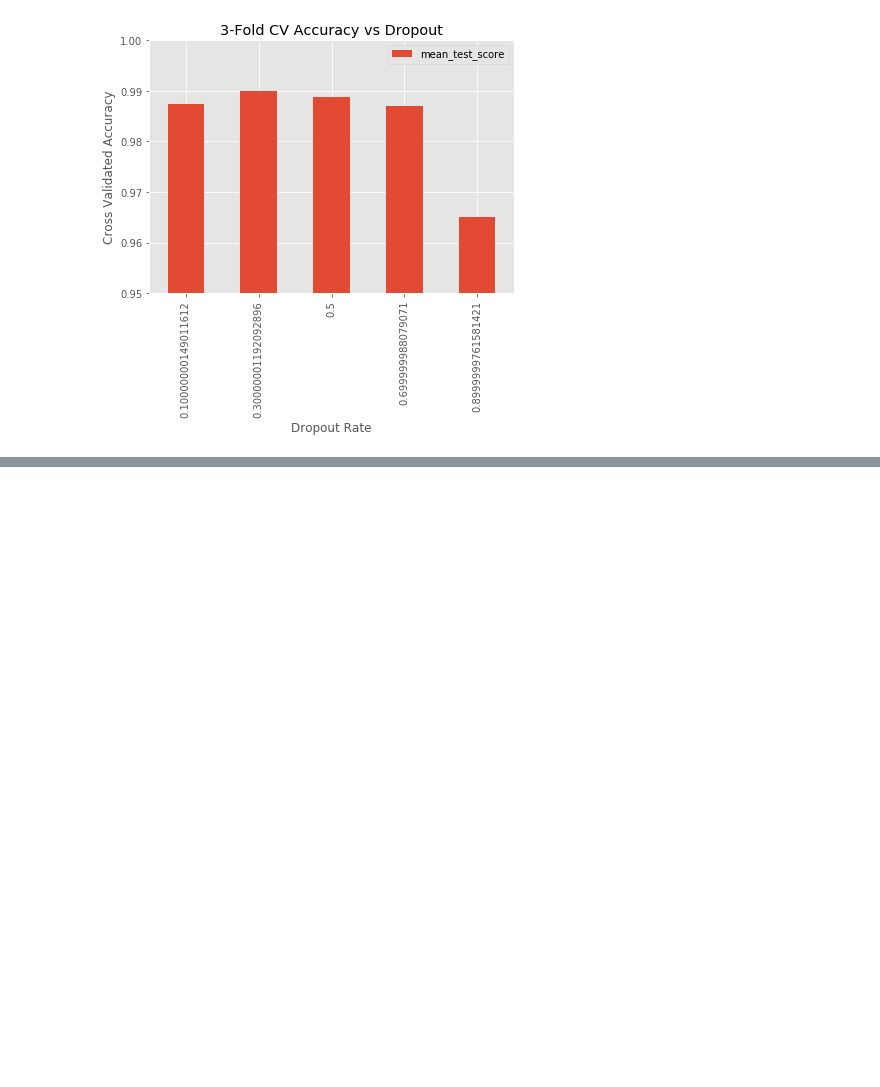
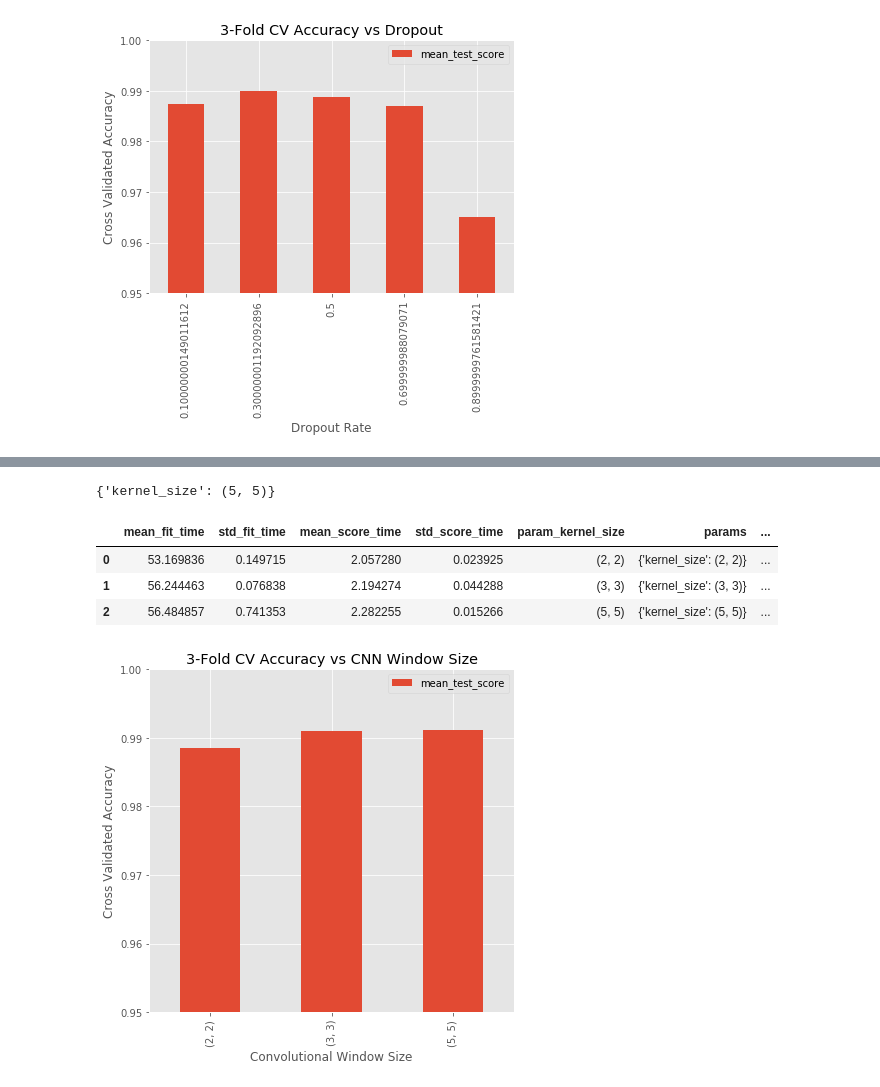
Before and after one commit to SMS-NED16/FYP-DL, a Jupyter notebook: fyp-assignments/02_MNIST_Hyperparams_CNN/FYP Assignment 02 - Hyperparameter Tuning - MNIST Digits.ipynb, the cells around one changed output, grey strips where cells are left out. Saved outputs shown, nothing was run; the diff lists cells and outputs as text; code cells hidden in the pictures; blank space fills up the shorter version.

```diff
--- a/fyp-assignments/02_MNIST_Hyperparams_CNN/FYP Assignment 02 - Hyperparameter Tuning - MNIST Digits.ipynb
+++ b/fyp-assignments/02_MNIST_Hyperparams_CNN/FYP Assignment 02 - Hyperparameter Tuning - MNIST Digits.ipynb
@@ -655,0 +735,29 @@ files.download('dropout_validator')
+# %%
+callbacks_fit_params = {'callbacks': [CSVLogger('./cnn_kernel_logs', append=True)]}
+# %%
+cnn_window_validator.fit(X_train_minmax, y_train, **callbacks_fit_params,
+                         verbose=3)
+# %%
+cnn_window_validator.best_params_
+# %% [output]
+{'kernel_size': (5, 5)}
+# %%
+cnn_window_results = pd.DataFrame.from_dict(cnn_window_validator.cv_results_)
+# %%
+cnn_window_results
+# %% [output]
+|  | mean_fit_time | std_fit_time | mean_score_time | std_score_time | param_kernel_size | params | ... |
+| 0 | 53.169836 | 0.149715 | 2.057280 | 0.023925 | (2, 2) | {'kernel_size': (2, 2)} | ... |
+| 1 | 56.244463 | 0.076838 | 2.194274 | 0.044288 | (3, 3) | {'kernel_size': (3, 3)} | ... |
+| 2 | 56.484857 | 0.741353 | 2.282255 | 0.015266 | (5, 5) | {'kernel_size': (5, 5)} | ... |
+# %%
+cnn_window_results = cnn_window_results[['param_kernel_size', 'mean_test_score' ]]
+# %%
+cnn_window_results.plot.bar('param_kernel_size', 'mean_test_score', figsize=(6, 6))
+plt.xlabel('Convolutional Window Size')
+plt.ylabel('Cross Validated Accuracy')
+plt.ylim([0.95, 1.0])
+plt.title('3-Fold CV Accuracy vs CNN Window Size')
+plt.tight_layout()
+# %% [output]
+[figure, added]
```
Also changed, not shown: parts of 21 cells of this notebook.
